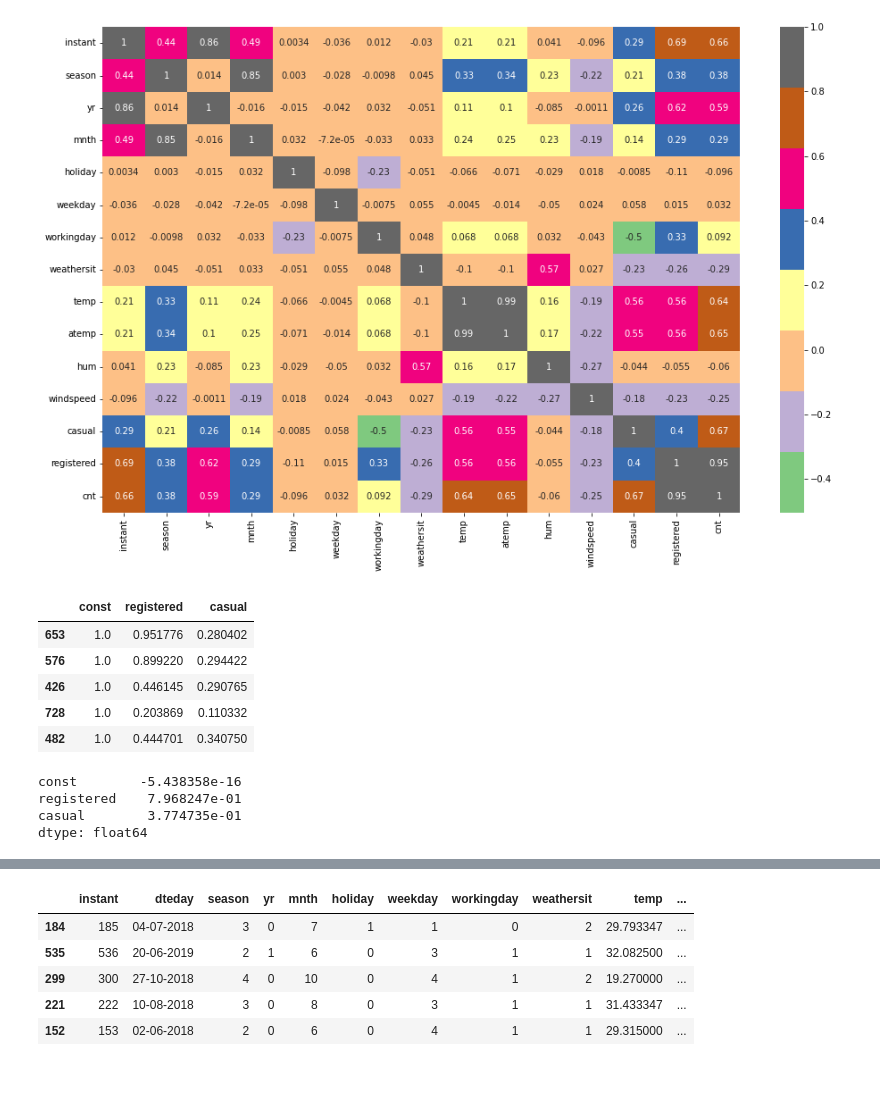
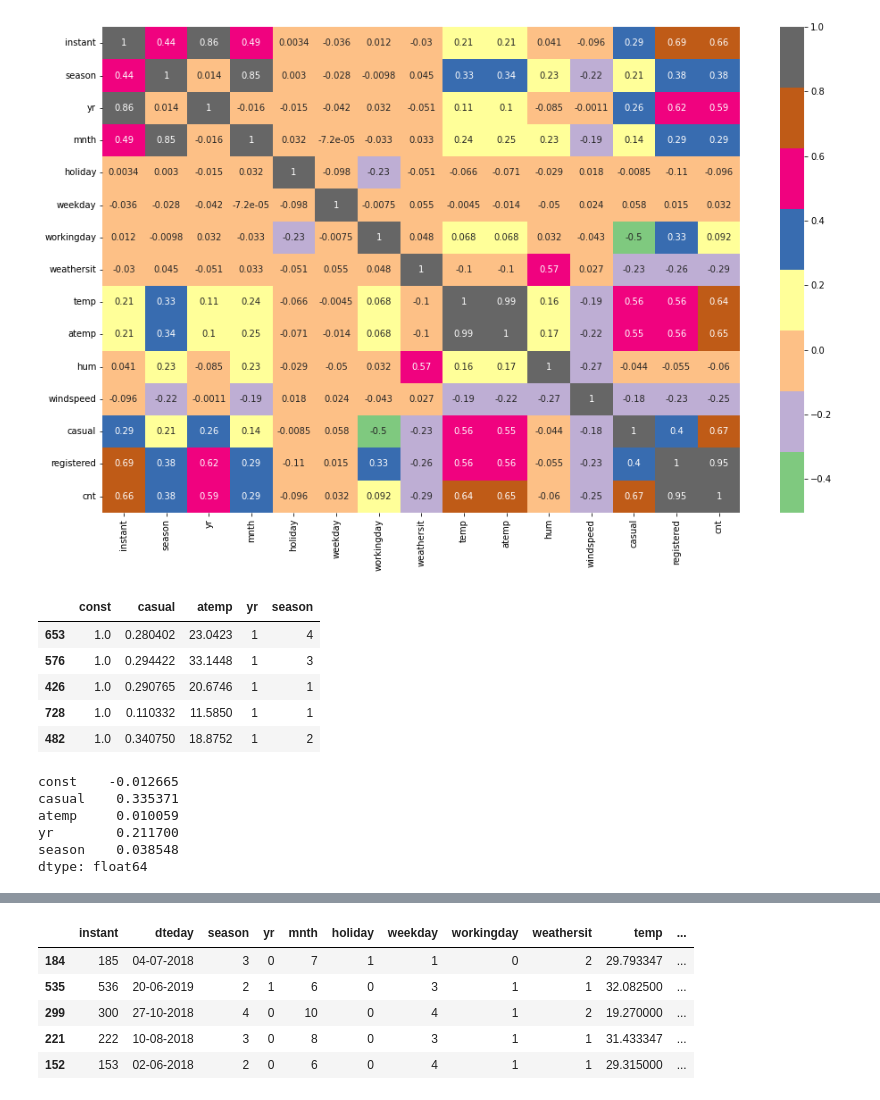
Before and after one commit to kumargan/bike-sharing-regression, a Jupyter notebook: bike-sharing.ipynb, the cells around one changed output, grey strips where cells are left out. Cells and saved outputs as stored; diff of their text form; code cells hidden in the pictures.

```diff
--- a/bike-sharing.ipynb
+++ b/bike-sharing.ipynb
@@ -76,24 +76,26 @@ y_train = df_train.pop('cnt')
 X_train = df_train
 # %%
 #add constant and pick an independent variable
-X_train_sm = sm.add_constant(X_train[['registered','casual']])
+X_train_sm = sm.add_constant(X_train[['casual','atemp','yr','season']])
 X_train_sm.head()
 # %% [output]
-|  | const | registered | casual |
-| 653 | 1.0 | 0.951776 | 0.280402 |
-| 576 | 1.0 | 0.899220 | 0.294422 |
-| 426 | 1.0 | 0.446145 | 0.290765 |
-| 728 | 1.0 | 0.203869 | 0.110332 |
-| 482 | 1.0 | 0.444701 | 0.340750 |
+|  | const | casual | atemp | yr | season |
+| 653 | 1.0 | 0.280402 | 23.0423 | 1 | 4 |
+| 576 | 1.0 | 0.294422 | 33.1448 | 1 | 3 |
+| 426 | 1.0 | 0.290765 | 20.6746 | 1 | 1 |
+| 728 | 1.0 | 0.110332 | 11.5850 | 1 | 1 |
+| 482 | 1.0 | 0.340750 | 18.8752 | 1 | 2 |
 # %%
 #create model
 lr = sm.OLS(y_train,X_train_sm)
 lr_model = lr.fit()
 lr_model.params
 # %% [output]
-const        -5.438358e-16
-registered    7.968247e-01
-casual        3.774735e-01
+const    -0.012665
+casual    0.335371
+atemp     0.010059
+yr        0.211700
+season    0.038548
 dtype: float64
 # %%
 lr_model.summary()
```
Also changed, not shown: parts of 7 cells of this notebook, 1 other file.
